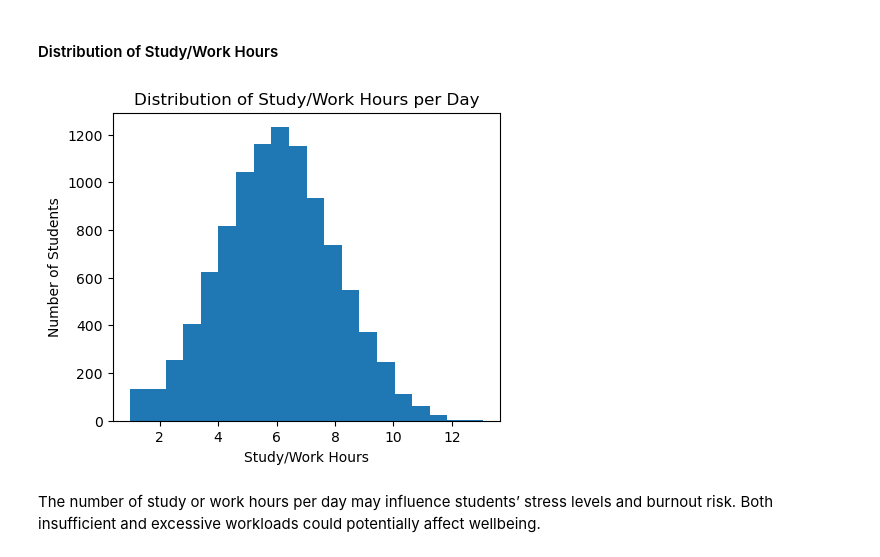
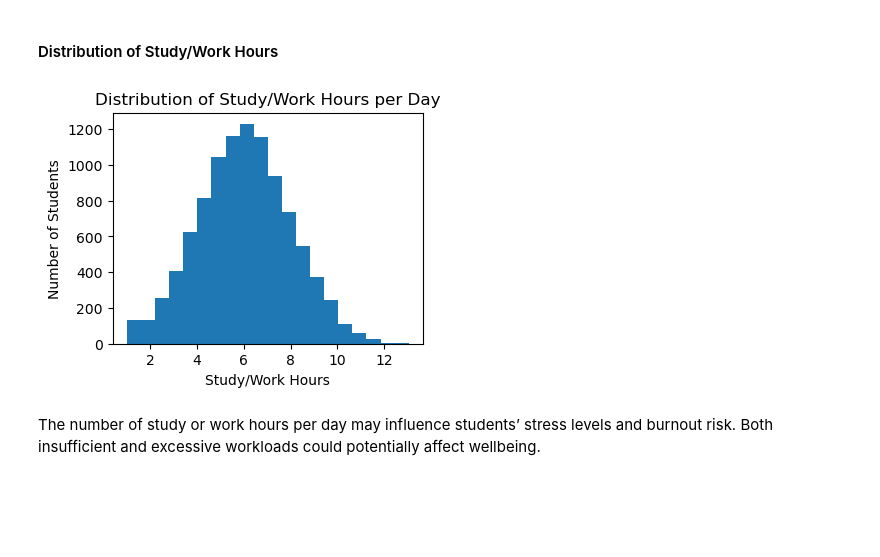
Before and after one commit to stevennoctavianus/sc3021-sdac-grp3, a Jupyter notebook: project.ipynb, the cells around one changed output. Cells and saved outputs as stored; diff of their text form; code cells hidden in the pictures; blank space fills up the shorter version.

```diff
--- a/project.ipynb
+++ b/project.ipynb
@@ -718,16 +717,16 @@ Social media usage represents an important behavioural variable that may affect
 # %% [markdown]
 #### Distribution of Study/Work Hours
 # %%
-plt.figure(figsize=(5,4))
+plt.figure(figsize=(4,3))
 plt.hist(ds4["Study_Work_Hours_per_Day"], bins=20)
 
 plt.title("Distribution of Study/Work Hours per Day")
 plt.xlabel("Study/Work Hours")
 plt.ylabel("Number of Students")
 
 plt.show()
 # %% [output]
-[figure, old version]
+[figure, new version]
 # %% [markdown]
 The number of study or work hours per day may influence students’ stress levels and burnout risk. Both insufficient and excessive workloads could potentially affect wellbeing.
 # %% [markdown]
```
Also changed, not shown: parts of 22 cells of this notebook.
